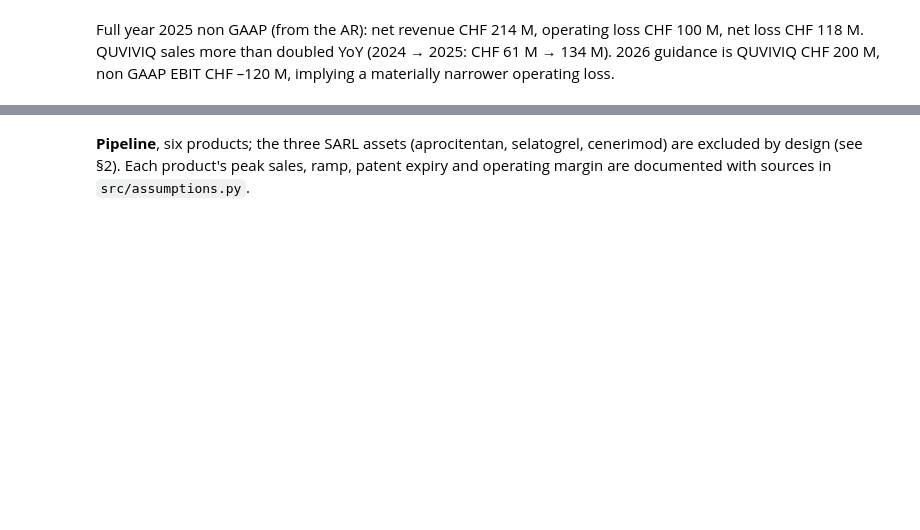
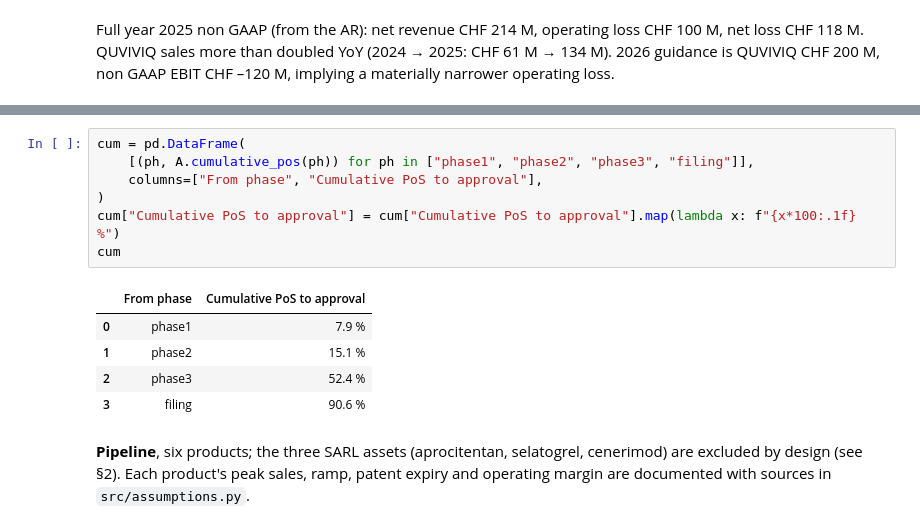
Before and after one commit to DimitriPr/rnpv-idorsia-valuation, a Jupyter notebook: notebooks/analysis.ipynb, the cells around one changed output, grey strips where cells are left out. Drawn from its saved outputs; the diff is of its cells as text; blank space fills up the shorter version.

```diff
--- a/notebooks/analysis.ipynb
+++ b/notebooks/analysis.ipynb
@@ -157,3 +176,16 @@ pos
+# %%
+cum = pd.DataFrame(
+    [(ph, A.cumulative_pos(ph)) for ph in ["phase1", "phase2", "phase3", "filing"]],
+    columns=["From phase", "Cumulative PoS to approval"],
+)
+cum["Cumulative PoS to approval"] = cum["Cumulative PoS to approval"].map(lambda x: f"{x*100:.1f} %")
+cum
+# %% [output]
+|  | From phase | Cumulative PoS to approval |
+| 0 | phase1 | 7.9 % |
+| 1 | phase2 | 15.1 % |
+| 2 | phase3 | 52.4 % |
+| 3 | filing | 90.6 % |
 # %% [markdown]
 **Pipeline**, six products; the three SARL assets (aprocitentan,
 selatogrel, cenerimod) are excluded by design (see §2). Each product's
```
Also changed, not shown: parts of 22 cells of this notebook, 3 other files.
